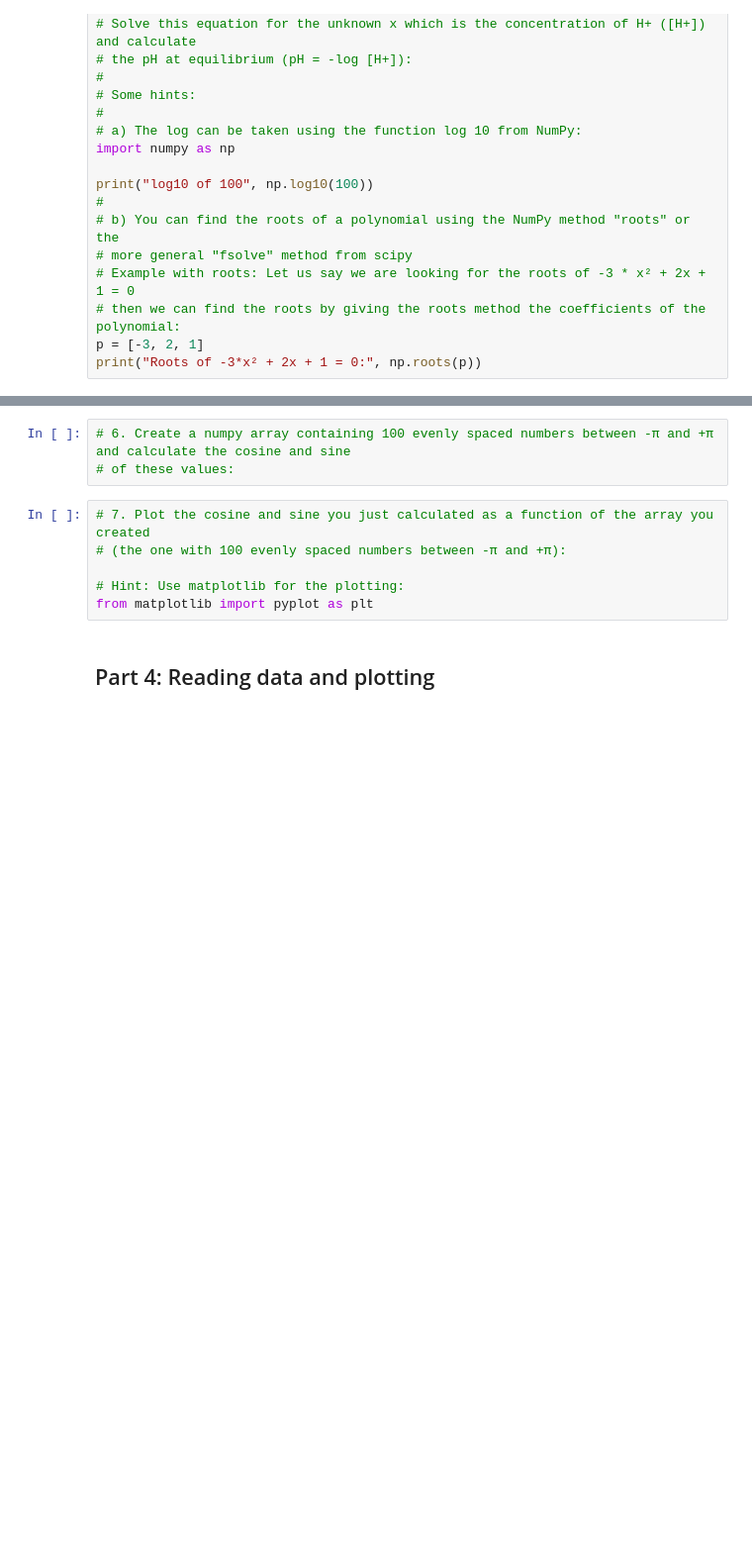
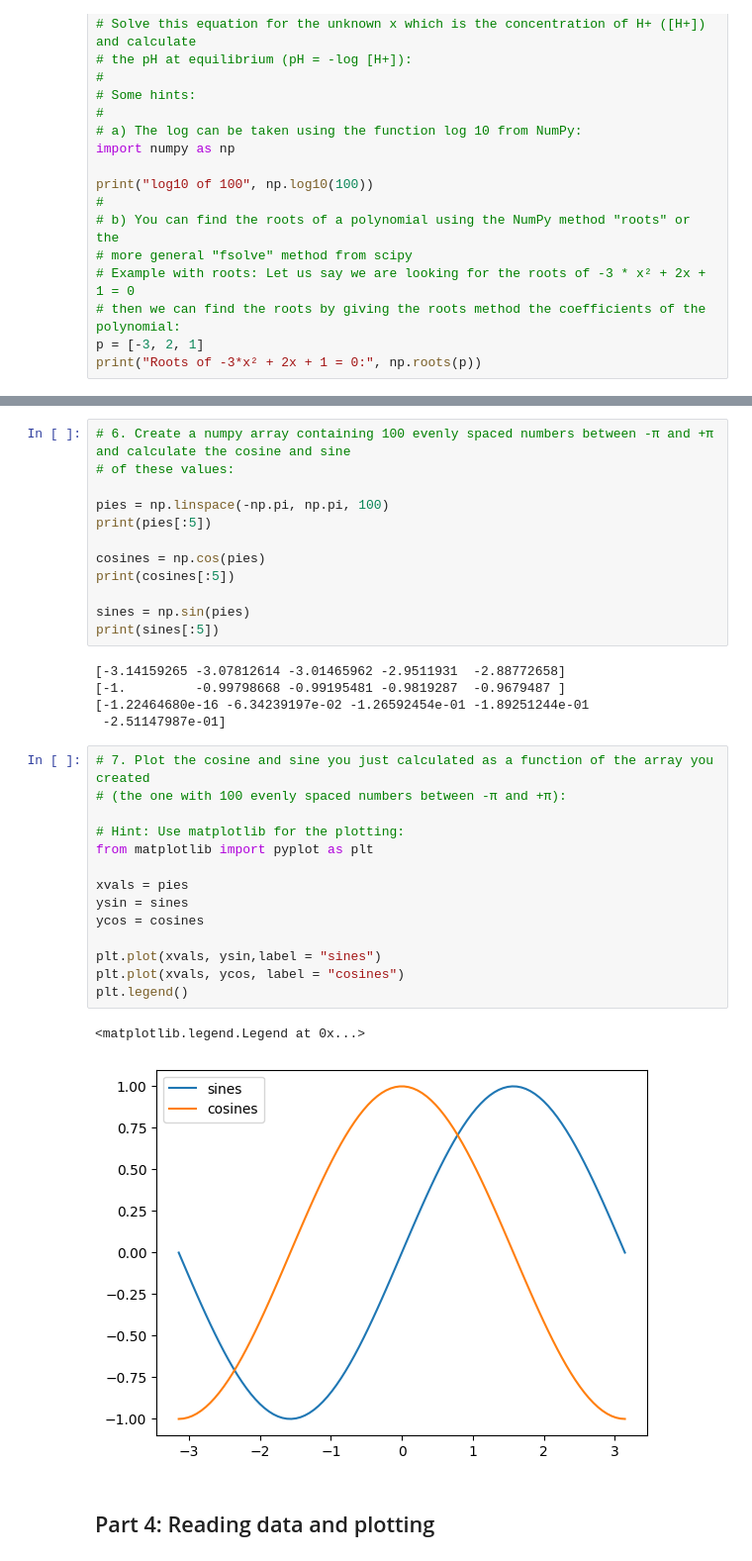
Before and after one commit to joachsob/chemometrics, a Jupyter notebook: exercises/00_python_intro.ipynb, the cells around one changed output, grey strips where cells are left out. Shown at 99% size. Saved outputs shown, nothing was run; the diff lists cells and outputs as text; blank space fills up the shorter version.

```diff
--- a/exercises/00_python_intro.ipynb
+++ b/exercises/00_python_intro.ipynb
@@ -255,12 +287,37 @@ number = np.array([1, 5, 6, 2, 2, 2, 6, 9, 101, 55, -1])
 # %%
 # 6. Create a numpy array containing 100 evenly spaced numbers between -π and +π and calculate the cosine and sine
 # of these values:
+
+pies = np.linspace(-np.pi, np.pi, 100)
+print(pies[:5])
+
+cosines = np.cos(pies)
+print(cosines[:5])
+
+sines = np.sin(pies)
+print(sines[:5])
+# %% [output]
+[-3.14159265 -3.07812614 -3.01465962 -2.9511931  -2.88772658]
+[-1.         -0.99798668 -0.99195481 -0.9819287  -0.9679487 ]
+[-1.22464680e-16 -6.34239197e-02 -1.26592454e-01 -1.89251244e-01
+ -2.51147987e-01]
 # %%
 # 7. Plot the cosine and sine you just calculated as a function of the array you created
 # (the one with 100 evenly spaced numbers between -π and +π):
 
 # Hint: Use matplotlib for the plotting:
 from matplotlib import pyplot as plt
+
+xvals = pies
+ysin = sines
+ycos = cosines
+
+plt.plot(xvals, ysin,label = "sines")
+plt.plot(xvals, ycos, label = "cosines")
+plt.legend()
+# %% [output]
+<matplotlib.legend.Legend at 0x...>
+[figure, added]
 # %% [markdown]
 ## Part 4: Reading data and plotting
 # %%
```
Also changed, not shown: parts of 15 cells of this notebook, 1 other file.
